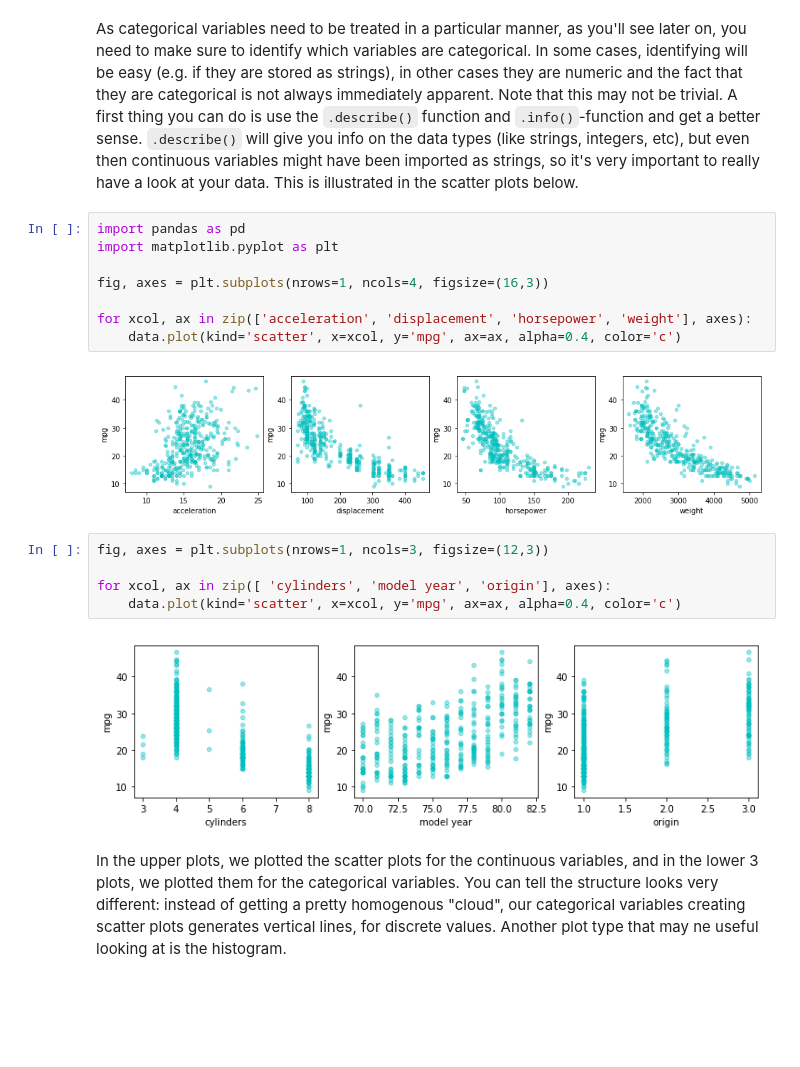
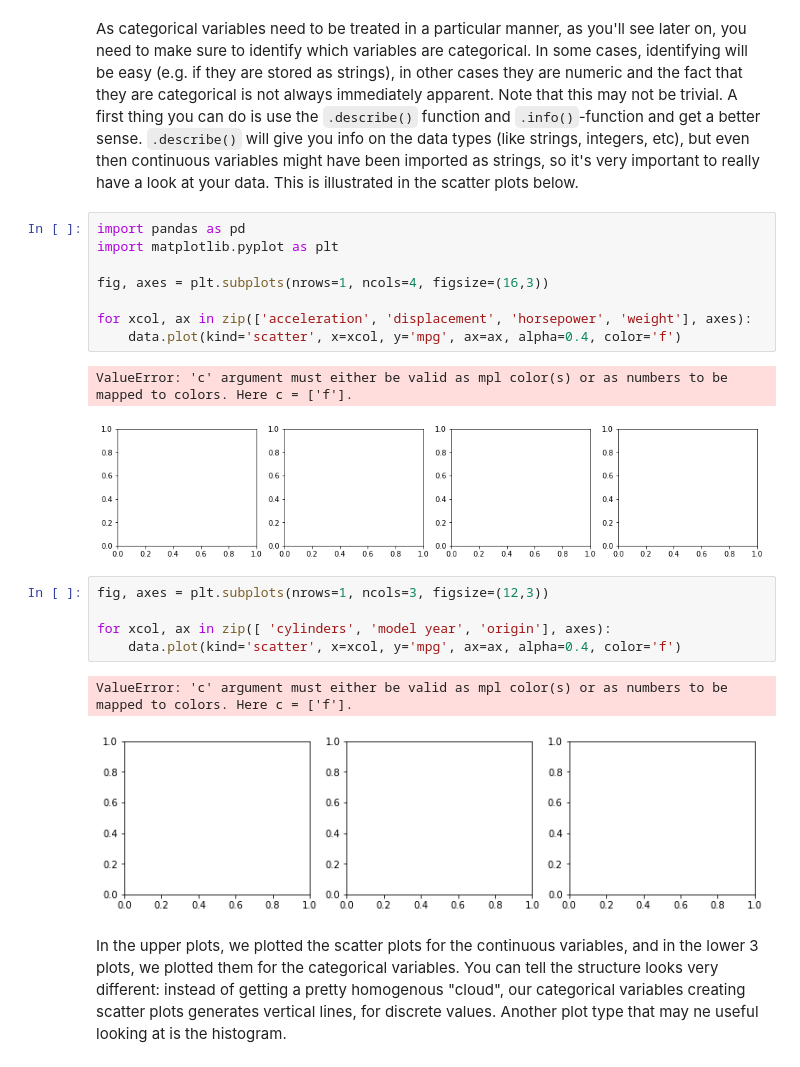
Before and after one commit to andrewwongls/dsc-1-11-04-dealing-with-categorical-variables-online-ds-sp-000, a Jupyter notebook: index.ipynb, the cells around one changed output. Cells and saved outputs as stored; diff of their text form; blank space fills up the shorter version.

```diff
--- a/index.ipynb
+++ b/index.ipynb
@@ -77,20 +77,22 @@ As categorical variables need to be treated in a particular manner, as you'll se
 # %%
 import pandas as pd
 import matplotlib.pyplot as plt
 
 fig, axes = plt.subplots(nrows=1, ncols=4, figsize=(16,3))
 
 for xcol, ax in zip(['acceleration', 'displacement', 'horsepower', 'weight'], axes):
-    data.plot(kind='scatter', x=xcol, y='mpg', ax=ax, alpha=0.4, color='c')
+    data.plot(kind='scatter', x=xcol, y='mpg', ax=ax, alpha=0.4, color='f')
 # %% [output]
+ValueError: 'c' argument must either be valid as mpl color(s) or as numbers to be mapped to colors. Here c = ['f'].
-[figure, old version]
+[figure, new version]
 # %%
 fig, axes = plt.subplots(nrows=1, ncols=3, figsize=(12,3))
 
 for xcol, ax in zip([ 'cylinders', 'model year', 'origin'], axes):
-    data.plot(kind='scatter', x=xcol, y='mpg', ax=ax, alpha=0.4, color='c')
+    data.plot(kind='scatter', x=xcol, y='mpg', ax=ax, alpha=0.4, color='f')
 # %% [output]
+ValueError: 'c' argument must either be valid as mpl color(s) or as numbers to be mapped to colors. Here c = ['f'].
-[figure, old version]
+[figure, new version]
 # %% [markdown]
 In the upper plots, we plotted the scatter plots for the continuous variables, and in the lower 3 plots, we plotted them for the categorical variables. You can tell the structure looks very different: instead of getting a pretty homogenous "cloud", our categorical variables creating scatter plots generates vertical lines, for discrete values. Another plot type that may ne useful looking at is the histogram.
 # %%
```
